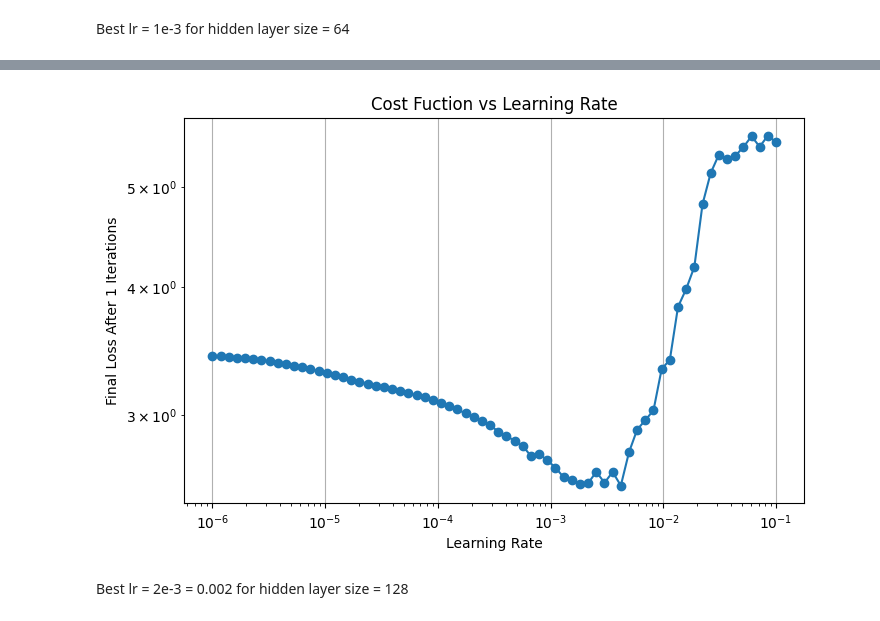
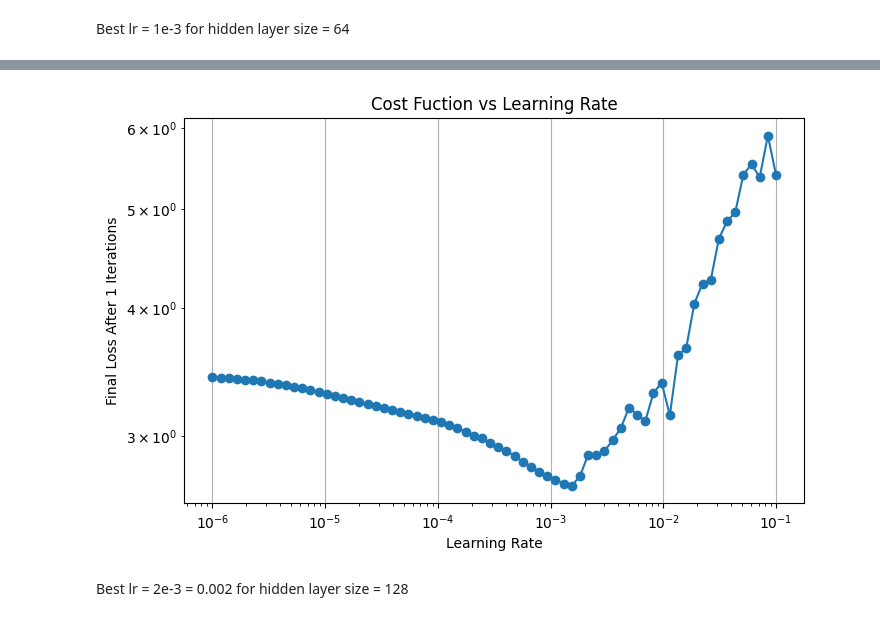
Before and after one commit to eleftheriaa/American-Sign-Language-Detection, a Jupyter notebook: nn/lr_tuning.ipynb, the cells around one changed output, grey strips where cells are left out. Cells and saved outputs as stored; diff of their text form; code cells hidden in the pictures.

```diff
--- a/nn/lr_tuning.ipynb
+++ b/nn/lr_tuning.ipynb
@@ -21,14 +21,8 @@ X_train = train_data.drop(["label"], axis=1)  # Features (all columns except the
 X_train = X_train / 255.0
 y_train = train_data['label']   # Target (first column)
 
-# Create validation dataset by splitting training data (20% for validation)
-X_train, X_validate, y_train, y_validate = train_test_split(
-    X_train, y_train,
-    test_size=0.2,
-    random_state=42,
-    shuffle=True,
-    stratify=y_train   # ← MUST HAVE THIS
-)
+# Create validation dataset by splitting training data (10% for validation)
+X_train, X_validate, y_train, y_validate = train_test_split(X_train, y_train, test_size=0.1, random_state=42)
 # %%
 # Hyperparameter tuning for learning rate with fixed hidden layer size = 64
 
@@ -148,12 +142,13 @@ losses = []
 for lr in learning_rates:
     model = MLPClassifier(
         hidden_layer_sizes=(64,),
+        alpha=0.0001,
+        early_stopping=True,
+        validation_fraction=0.1,
         learning_rate_init=lr,
+        n_iter_no_change=10,
         max_iter=1,
-        random_state=42,
-        alpha=0.0001,
-        warm_start=False,
-        verbose=False
+        random_state=42
     )
     model.fit(X_train, y_train)
     print(f'Learning Rate: {lr}| Last Loss: {model.loss_curve_[-1]:.4f}')
@@ -193,6 +188,9 @@ Learning Rate: 0.1| Last Loss: 5.3351
 # %% [markdown]
 Best lr = 1e-3 for hidden layer size = 64
 # %%
+import numpy as np
+import matplotlib.pyplot as plt
+from sklearn.neural_network import MLPClassifier
 
 learning_rates = np.logspace(-6, -1, 70)   # from 1e-6 to 1e-1
 losses = []
@@ -200,12 +198,13 @@ losses = []
 for lr in learning_rates:
     model = MLPClassifier(
         hidden_layer_sizes=(128,),
+        alpha=0.0001,
+        early_stopping=True,
+        validation_fraction=0.1,
         learning_rate_init=lr,
+        n_iter_no_change=10,
         max_iter=1,
-        random_state=42,
-        alpha=0.0001,
-        warm_start=False,
-        verbose=False
+        random_state=42
     )
     model.fit(X_train, y_train)
     print(f'Learning Rate: {lr}| Last Loss: {model.loss_curve_[-1]:.4f}')
@@ -244,3 +243,3 @@ Learning Rate: 0.1| Last Loss: 5.5278
-[figure, old version]
+[figure, new version]
 # %% [markdown]
 Best lr = 2e-3 = 0.002 for hidden layer size = 128
```
Also changed, not shown: parts of 2 cells of this notebook, 11 other files.
